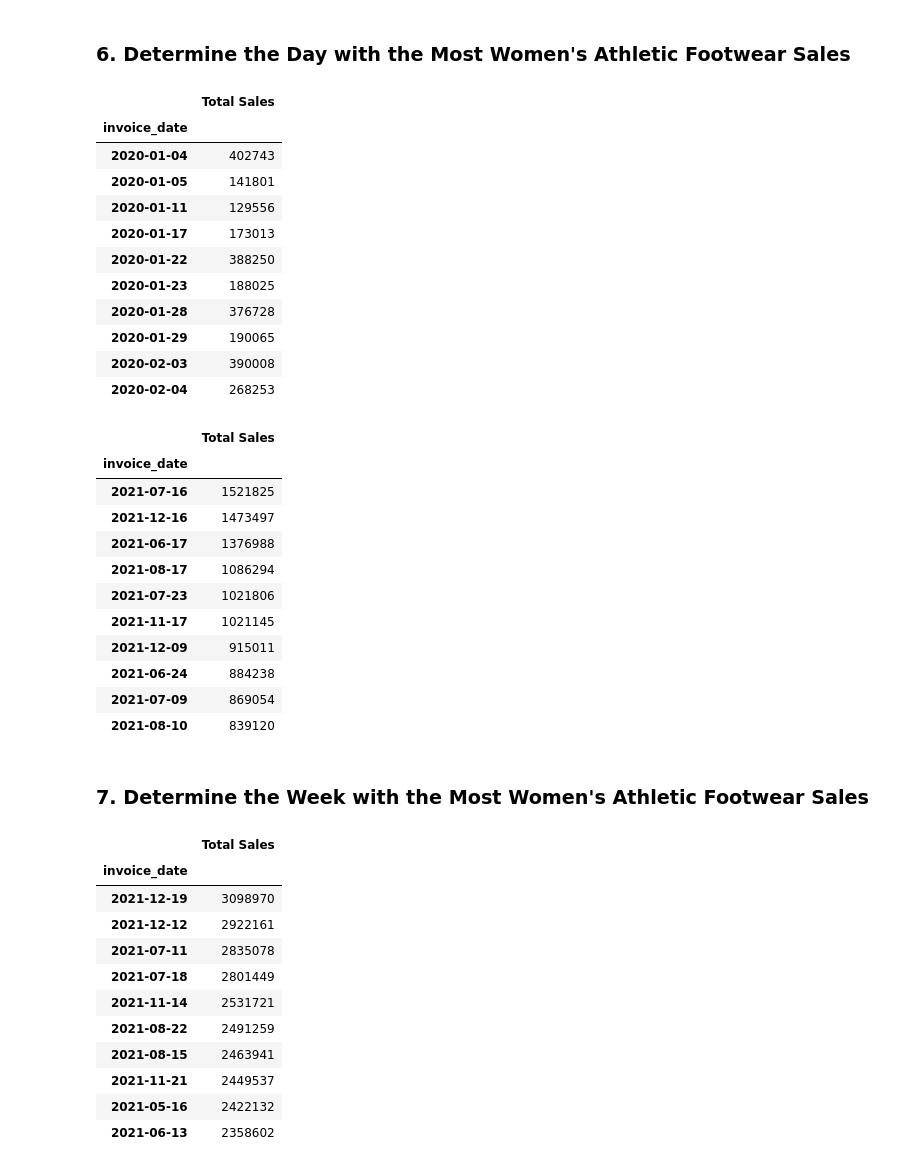
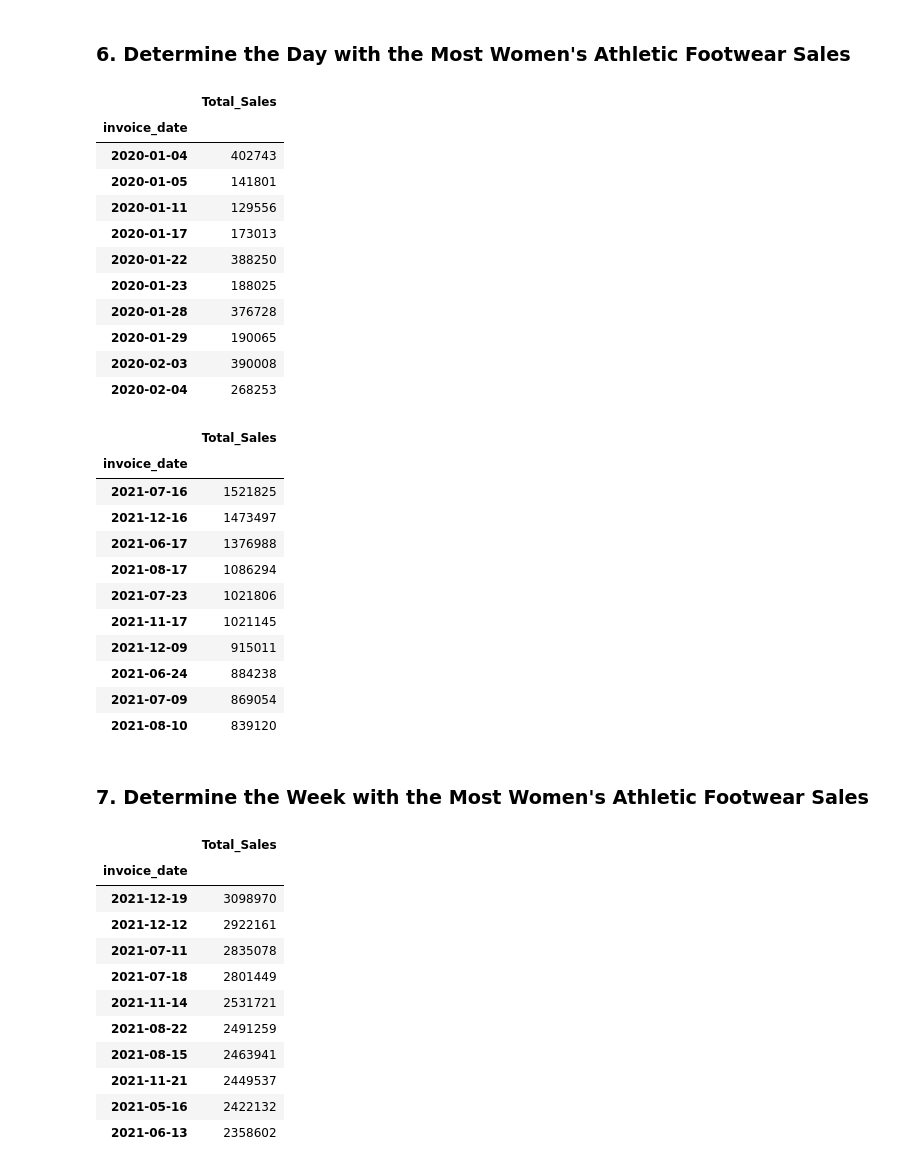
Before and after one commit to S-V-Woods/athletic_sales_analysis, a Jupyter notebook: athletic_sales_analysis.ipynb, the cells around one changed output. Saved outputs shown, nothing was run; the diff lists cells and outputs as text; code cells hidden in the pictures.

```diff
--- a/athletic_sales_analysis.ipynb
+++ b/athletic_sales_analysis.ipynb
@@ -258,13 +258,13 @@ pd.pivot_table(sales_df,
 # %% [markdown]
 #### Using `groupby`
 # %%
-# Show the total sales for the products sold for each region, state, and city.
+# Show the total_sales for the products sold for each region, state, and city.
 sales_df.groupby(["region","state","city"], sort = False)[["total_sales"]].sum().head()
 
-# Rename the "total_sales" column to "Total Sales"
+# Rename the "total_sales" column to "Total_Sales"
 sales_df = sales_df.rename(columns={
-    "total_sales":"Total Sales"})
+    "total_sales":"Total_Sales"})
 
 # Show the top 5 results.
-sales_df.groupby(["region","state","city"], sort = False)[["Total Sales"]].sum().sort_values(by='Total Sales', ascending=False).head()
+sales_df.groupby(["region","state","city"], sort = False)[["Total_Sales"]].sum().sort_values(by='Total_Sales', ascending=False).head()
 # %% [output]
@@ -311,16 +311,16 @@ pd.pivot_table(sales_df,
 #############################
 #Switch back
 sales_df = sales_df.rename(columns={
-    "Total Sales":"total_sales"})
+    "Total_Sales":"total_sales"})
 #############################
-# Show the total sales for the products sold for each retailer, region, state, and city.
+# Show the total_sales for the products sold for each retailer, region, state, and city.
 sales_df.groupby(["retailer","region","state","city"], sort = False)[["total_sales"]].sum().head()
-#sales_df.groupby(["retailer","region","state","city"], sort = False)[["Total Sales"]].sum().sort_values(by='Total Sales', ascending=False)
+#sales_df.groupby(["retailer","region","state","city"], sort = False)[["total_sales"]].sum().sort_values(by='total_sales', ascending=False)
 
-# Rename the "total_sales" column to "Total Sales"
+# Rename the "total_sales" column to "Total_Sales"
 sales_df = sales_df.rename(columns={
-    "total_sales":"Total Sales"})
+    "total_sales":"Total_Sales"})
 
 # Show the top 5 results.
-sales_df.groupby(["retailer","region","state","city"])[["Total Sales"]].sum().sort_values(by='Total Sales', ascending=False).head()
+sales_df.groupby(["retailer","region","state","city"])[["Total_Sales"]].sum().sort_values(by='Total_Sales', ascending=False).head()
 # %% [output]
@@ -337,21 +337,21 @@ sales_df.groupby(["retailer","region","state","city"])[["Total Sales"]].sum().so
 #############################
 #Switch back
 sales_df = sales_df.rename(columns={
-    "Total Sales":"total_sales"})
+    "Total_Sales":"total_sales"})
 #############################
-# Show the total sales for the products sold for each retailer, region, state, and city.
+# Show the total_sales for the products sold for each retailer, region, state, and city.
 pd.pivot_table(sales_df,
                 values='total_sales',
                 index=["retailer","region", "state", "city"],
                 aggfunc=('sum'))
 
-# Optional: Rename the "total_sales" column to "Total Sales"
+# Optional: Rename the "total_sales" column to "Total_Sales"
 sales_df = sales_df.rename(columns={
-    "total_sales":"Total Sales"})
+    "total_sales":"Total_Sales"})
 
 # Show the top 5 results.
 pd.pivot_table(sales_df,
-                values='Total Sales',
+                values='Total_Sales',
                 index=["retailer","region", "state", "city"],
-                aggfunc=('sum')).sort_values(by='Total Sales', ascending=False).head()
+                aggfunc=('sum')).sort_values(by='Total_Sales', ascending=False).head()
 # %% [output]
@@ -446,7 +446,7 @@ pd.pivot_table(sales_df.loc[sales_df['product'] == "Women's Athletic Footwear"],
 #############################
 #Switch back
 sales_df = sales_df.rename(columns={
-    "Total Sales": "total_sales"})
+    "Total_Sales": "total_sales"})
 #############################
 
 # Create a pivot table with the 'invoice_date' column is the index, and the "total_sales" as the values.
@@ -455,14 +455,14 @@ sales_pivot_df = pd.pivot_table(sales_df.loc[sales_df['product'] == "Women's Ath
                 index=["invoice_date"],
                 aggfunc=('sum'))
 
-# Optional: Rename the "total_sales" column to "Total Sales"
+# Optional: Rename the "total_sales" column to "Total_Sales"
 sales_pivot_df = sales_pivot_df.rename(columns={
-     "total_sales":"Total Sales"})
+     "total_sales":"Total_Sales"})
 
 # Show the table.
 sales_pivot_df.head(10)
 # %% [output]
-|  | Total Sales |
+|  | Total_Sales |
 | invoice_date |  |
 | 2020-01-04 | 402743 |
 | 2020-01-05 | 141801 |
@@ -475,13 +475,13 @@ sales_pivot_df.head(10)
 | 2020-02-03 | 390008 |
 | 2020-02-04 | 268253 |
 # %%
-# Resample the pivot table into daily bins, and get the total sales for each day.
+# Resample the pivot table into daily bins, and get the total_sales for each day.
 sales_pivot_df.resample("D")
 
-# Sort the resampled pivot table in descending order on "Total Sales".
-sales_pivot_df.sort_values(by='Total Sales', ascending=False).head(10)
+# Sort the resampled pivot table in descending order on "total_sales".
+sales_pivot_df.sort_values(by='Total_Sales', ascending=False).head(10)
 # %% [output]
-|  | Total Sales |
+|  | Total_Sales |
 | invoice_date |  |
 | 2021-07-16 | 1521825 |
 | 2021-12-16 | 1473497 |
@@ -496,13 +496,13 @@ sales_pivot_df.sort_values(by='Total Sales', ascending=False).head(10)
 # %% [markdown]
 ### 7.  Determine the Week with the Most Women's Athletic Footwear Sales
 # %%
-# Resample the pivot table into weekly bins, and get the total sales for each week.
+# Resample the pivot table into weekly bins, and get the total_sales for each week.
 sales_pivot_df.resample('W').sum()
 
-# Sort the resampled pivot table in descending order on "Total Sales".
-sales_pivot_df.resample('W').sum().sort_values(by='Total Sales', ascending=False).head(10)
+# Sort the resampled pivot table in descending order on "total_sales".
+sales_pivot_df.resample('W').sum().sort_values(by='Total_Sales', ascending=False).head(10)
 # %% [output]
-|  | Total Sales |
+|  | Total_Sales |
 | invoice_date |  |
 | 2021-12-19 | 3098970 |
 | 2021-12-12 | 2922161 |
```
Also changed, not shown: parts of 4 cells of this notebook.
